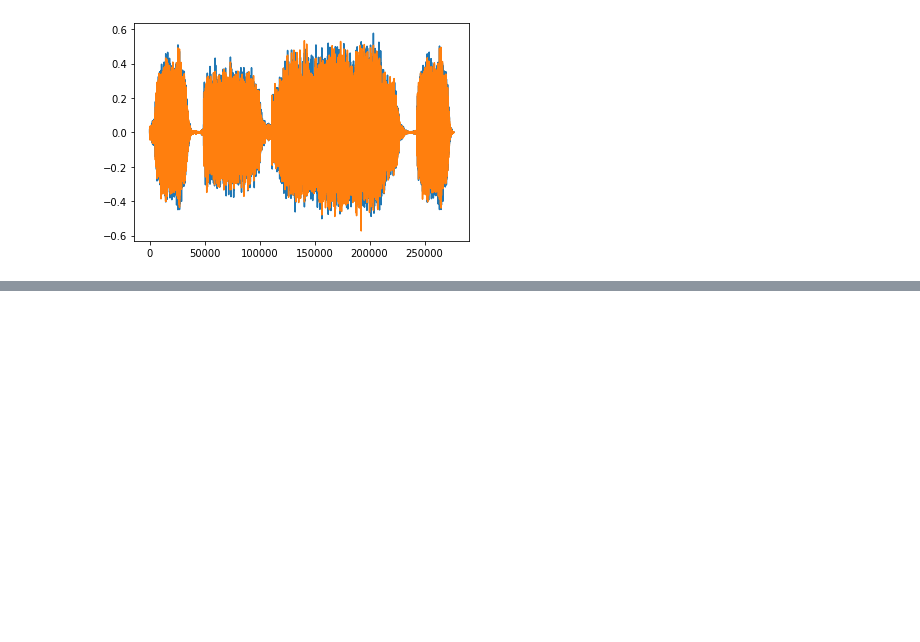
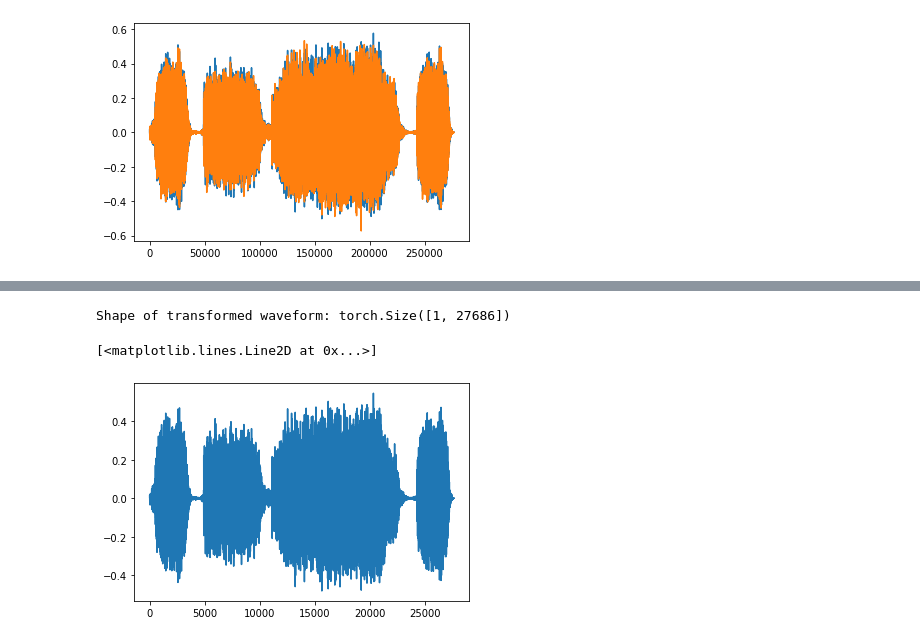
Before and after one commit to markwreinke/OrganStopClassifier, a Jupyter notebook: PytorchAudio.ipynb, the cells around one changed output, grey strips where cells are left out. Saved outputs shown, nothing was run; the diff lists cells and outputs as text; code cells hidden in the pictures; blank space fills up the shorter version.

```diff
--- a/PytorchAudio.ipynb
+++ b/PytorchAudio.ipynb
@@ -53,0 +81,17 @@ Sample rate of waveform: 44100
+# %%
+# Resample the waveform, one channel at a time
+
+new_sample_rate = sample_rate/10
+
+# Since resample applies to a single channel, we resample first channel here
+channel = 0
+transformed = torchaudio.transforms.Resample(sample_rate, new_sample_rate)(waveform[channel, :].view(1,-1))
+
+print("Shape of transformed waveform: {}".format(transformed.size()))
+
+plt.figure()
+plt.plot(transformed[0,:].numpy())
+# %% [output]
+Shape of transformed waveform: torch.Size([1, 27686])
+[<matplotlib.lines.Line2D at 0x...>]
+[figure, added]
```
Also changed, not shown: parts of 3 cells of this notebook.
